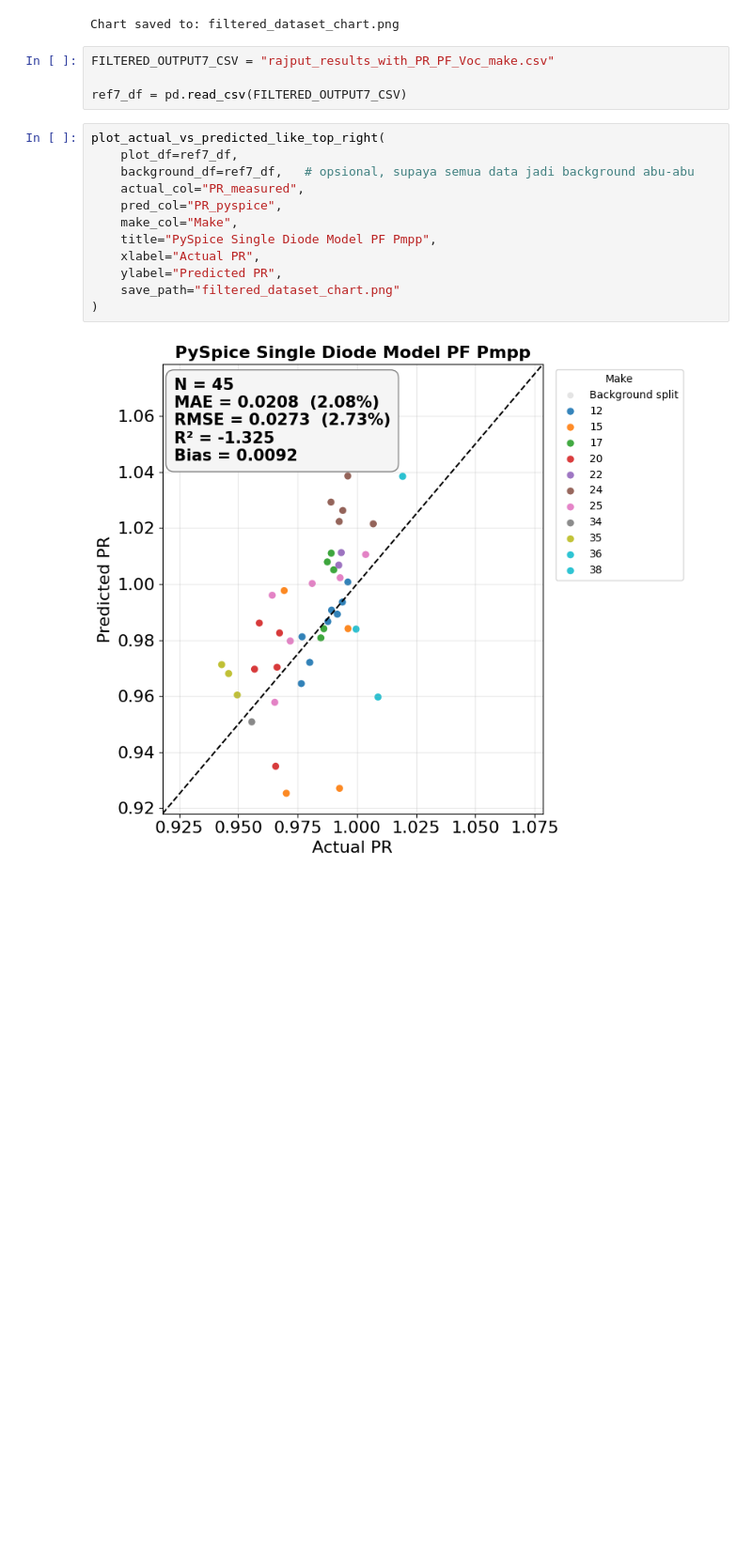
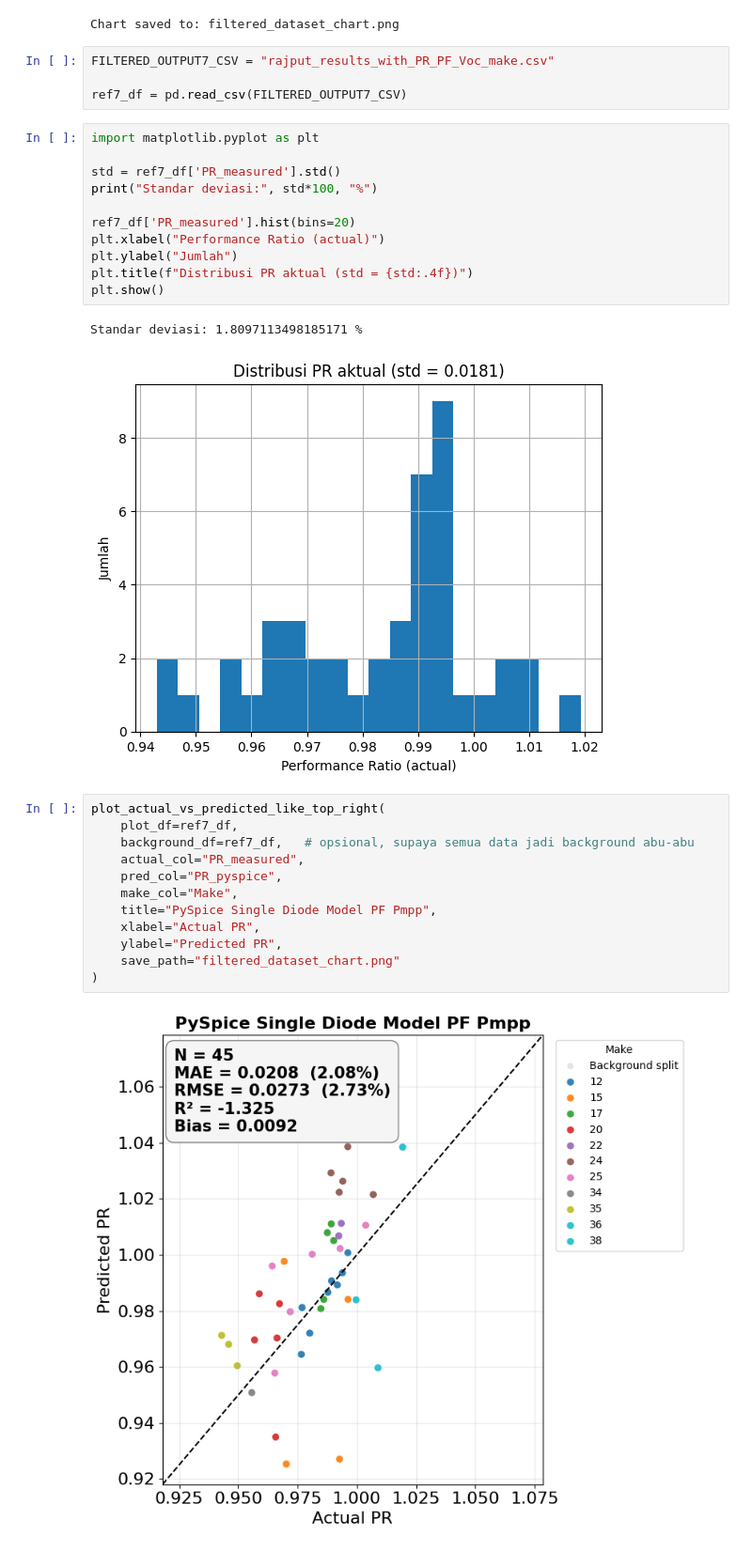
Before and after one commit to Kakozi/kodethesis, a Jupyter notebook: MerapikanChart.ipynb, the cells around one changed output. Shown at 94% size. Drawn from its saved outputs; the diff is of its cells as text; blank space fills up the shorter version.

```diff
--- a/MerapikanChart.ipynb
+++ b/MerapikanChart.ipynb
@@ -411,6 +412,20 @@ Chart saved to: filtered_dataset_chart.png
 FILTERED_OUTPUT7_CSV = "rajput_results_with_PR_PF_Voc_make.csv"
 
 ref7_df = pd.read_csv(FILTERED_OUTPUT7_CSV)
+# %%
+import matplotlib.pyplot as plt
+
+std = ref7_df['PR_measured'].std()
+print("Standar deviasi:", std*100, "%")
+
+ref7_df['PR_measured'].hist(bins=20)
+plt.xlabel("Performance Ratio (actual)")
+plt.ylabel("Jumlah")
+plt.title(f"Distribusi PR aktual (std = {std:.4f})")
+plt.show()
+# %% [output]
+Standar deviasi: 1.8097113498185171 %
+[figure, added]
 # %%
 plot_actual_vs_predicted_like_top_right(
     plot_df=ref7_df,
```
Also changed, not shown: parts of 13 cells of this notebook, 5 other files.
